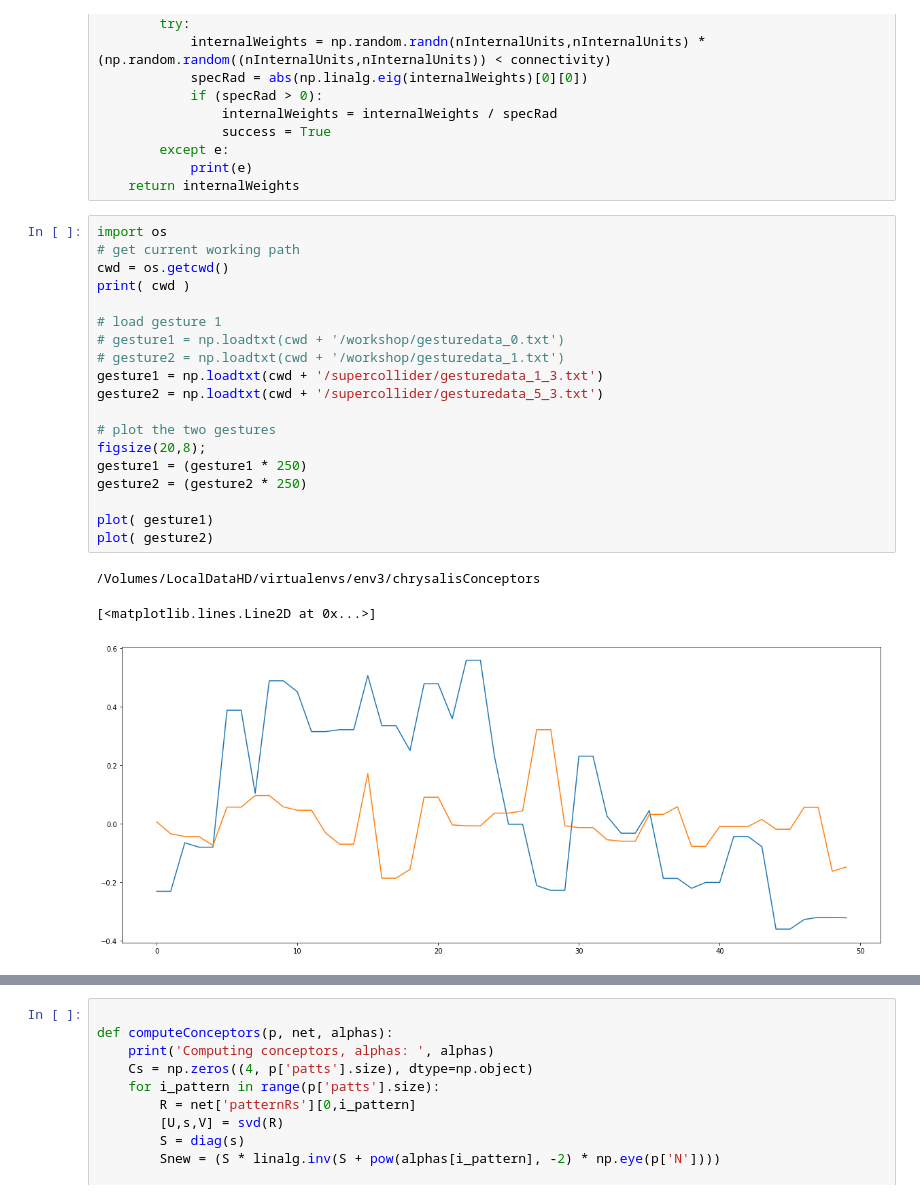
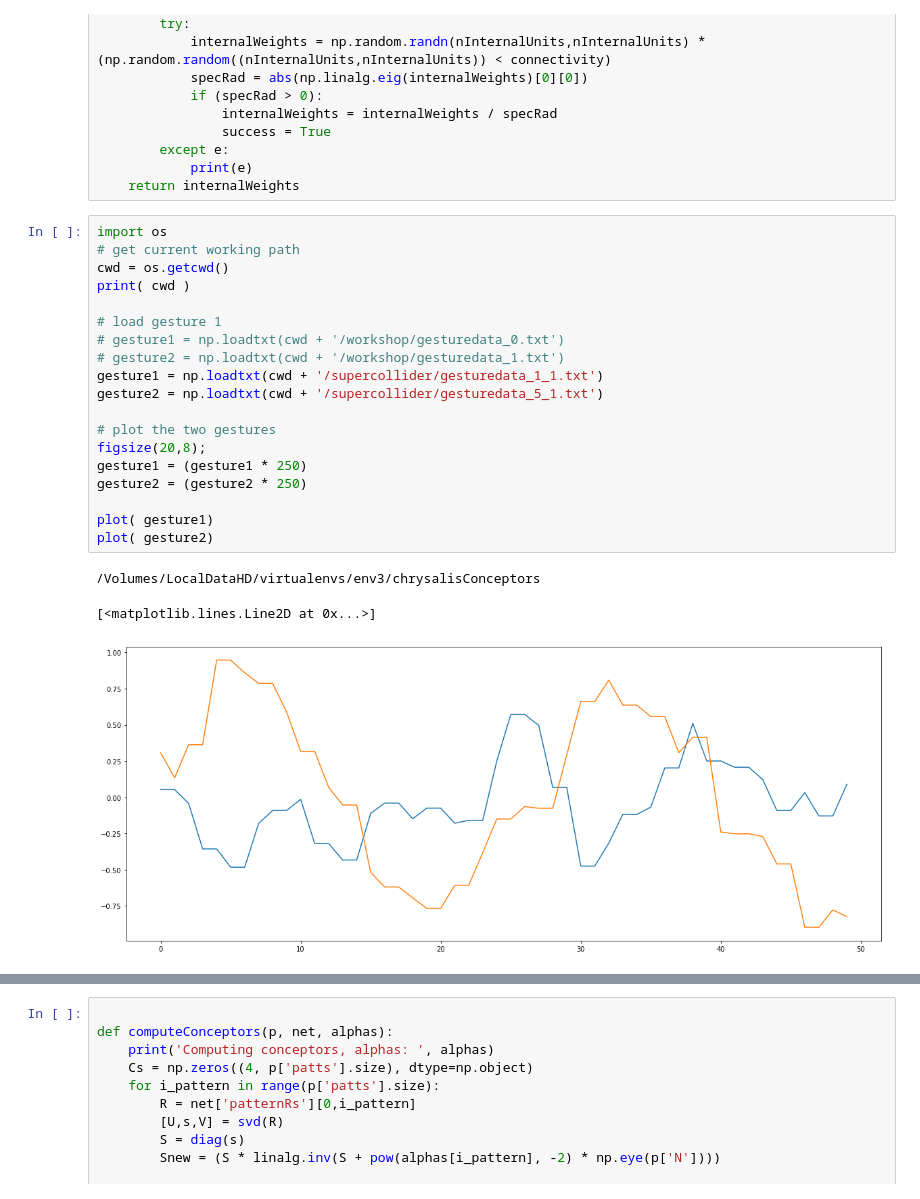
Before and after one commit to chriskiefer/chrysalisConceptors, a Jupyter notebook: Conceptor classification.ipynb, the cells around one changed output, grey strips where cells are left out. Saved outputs shown, nothing was run; the diff lists cells and outputs as text.

```diff
--- a/Conceptor classification.ipynb
+++ b/Conceptor classification.ipynb
@@ -27,26 +27,26 @@ def generateInternalWeights(nInternalUnits, connectivity):
 # %%
 import os
 # get current working path
 cwd = os.getcwd()
 print( cwd )
 
 # load gesture 1
 # gesture1 = np.loadtxt(cwd + '/workshop/gesturedata_0.txt')
 # gesture2 = np.loadtxt(cwd + '/workshop/gesturedata_1.txt')
-gesture1 = np.loadtxt(cwd + '/supercollider/gesturedata_1_3.txt')
-gesture2 = np.loadtxt(cwd + '/supercollider/gesturedata_5_3.txt')
+gesture1 = np.loadtxt(cwd + '/supercollider/gesturedata_1_1.txt')
+gesture2 = np.loadtxt(cwd + '/supercollider/gesturedata_5_1.txt')
 
 # plot the two gestures
 figsize(20,8);
 gesture1 = (gesture1 * 250)
 gesture2 = (gesture2 * 250)
 
 plot( gesture1)
 plot( gesture2)
 # %% [output]
 /Volumes/LocalDataHD/virtualenvs/env3/chrysalisConceptors
 [<matplotlib.lines.Line2D at 0x...>]
-[figure, old version]
+[figure, new version]
 # %%
 #plot(np.tanh(np.random.randn(10)))
 def makeRandomWalk(len):
```
Also changed, not shown: parts of 7 cells of this notebook, 1 other file.
